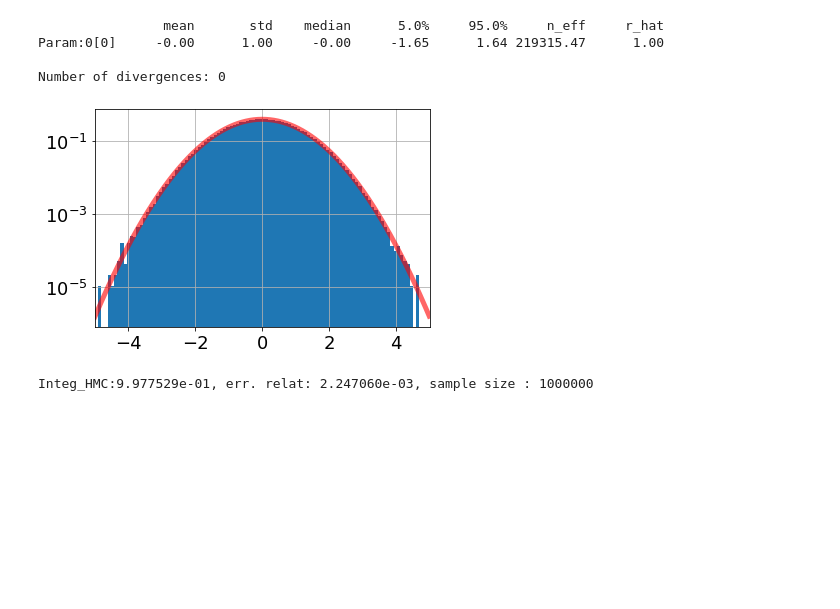
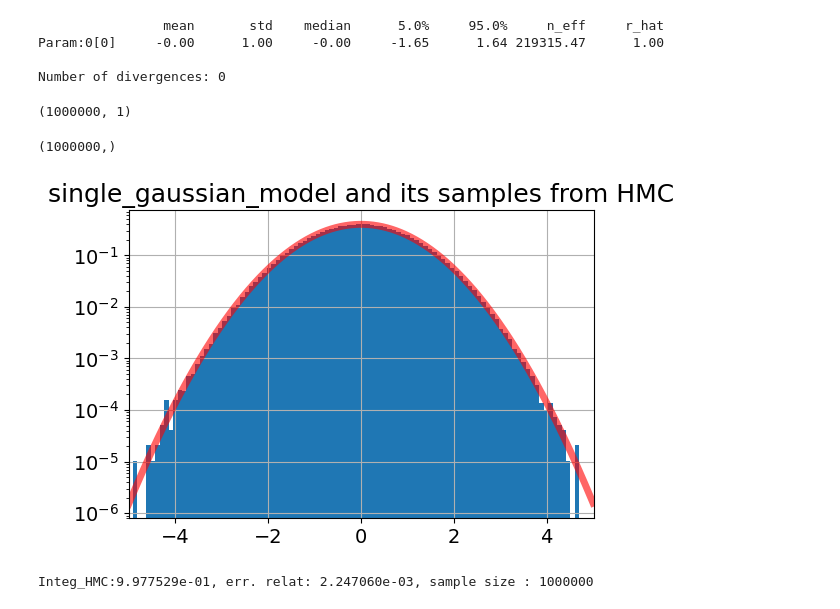
Before and after one commit to sylvielsstfr/JaxTutos, a Jupyter notebook: JAX-MC-Sampling.ipynb, the cells around one changed output. Saved outputs shown, nothing was run; the diff lists cells and outputs as text; code cells hidden in the pictures; blank space fills up the shorter version.

```diff
--- a/JAX-MC-Sampling.ipynb
+++ b/JAX-MC-Sampling.ipynb
@@ -130,7 +149,7 @@ def Integ0(N, subkey):
 - Compute the $Inter0(N)$ sum for different values of $N_s$
 # %%
 key = jax.random.PRNGKey(42)
-Ns = [1000,10000,100000,1000000]
+Ns = [1000,10000,100000,1000000,10000000]
 for n in Ns:
     key, subkey = jax.random.split(key)
     I0 = Integ0(n,subkey)
@@ -1360,18 +1399,27 @@ samples_1 = mcmc.get_samples()
 Param:0[0]     -0.00      1.00     -0.00     -1.65      1.64 219315.47      1.00
 
 Number of divergences: 0
+# %%
+samples_1.shape
+# %% [output]
+(1000000, 1)
+# %%
+samples_1.squeeze().shape
+# %% [output]
+(1000000,)
 # %%
-fig = plt.figure()
+fig, ax = plt.subplots(1,1,figsize=(6,4))
 x_axis = np.arange(-5, 5, 0.01)
 #mixture_pdf = jax.vmap(mixture_gaussian_model.pdf)(x_axis)
-plt.hist(np.array(samples_1.squeeze()), bins=100, density=True);
-plt.plot(x_axis, single_gaussian_model.pdf(x_axis),'r-', lw=5, alpha=0.6, label='true pdf')
-plt.xlim([-5,5])
-plt.yscale('log')
-plt.grid()
+ax.hist(np.array(samples_1.squeeze()), bins=100, density=True);
+ax.plot(x_axis, single_gaussian_model.pdf(x_axis),'r-', lw=5, alpha=0.6, label='true pdf')
+ax.set_xlim([-5,5])
+ax.set_yscale('log')
+ax.grid()
+ax.set_title("single_gaussian_model and its samples from HMC")
 plt.show()
 # %% [output]
-[figure, old version]
+[figure, new version]
 # %%
 phi_spl1 = phi(samples_1)
 Integ_HMC1 = np.mean(phi_spl1)
```
Also changed, not shown: parts of 57 cells of this notebook, 7 other files.
